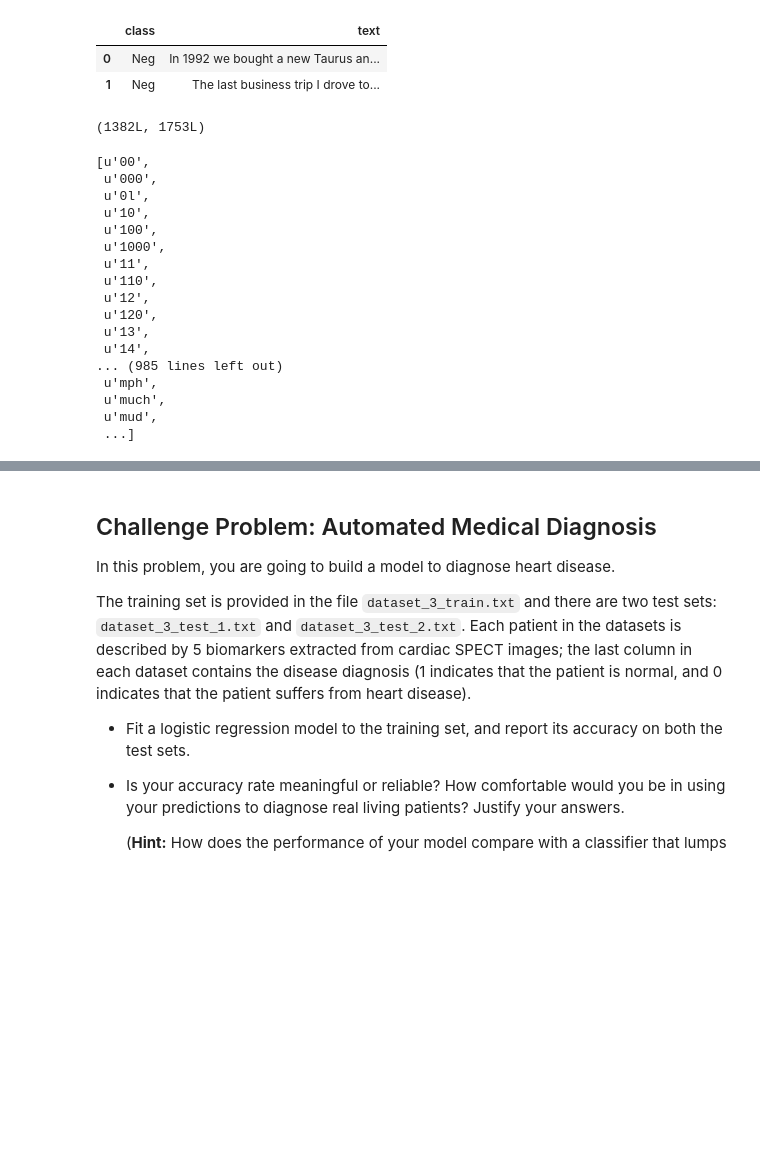
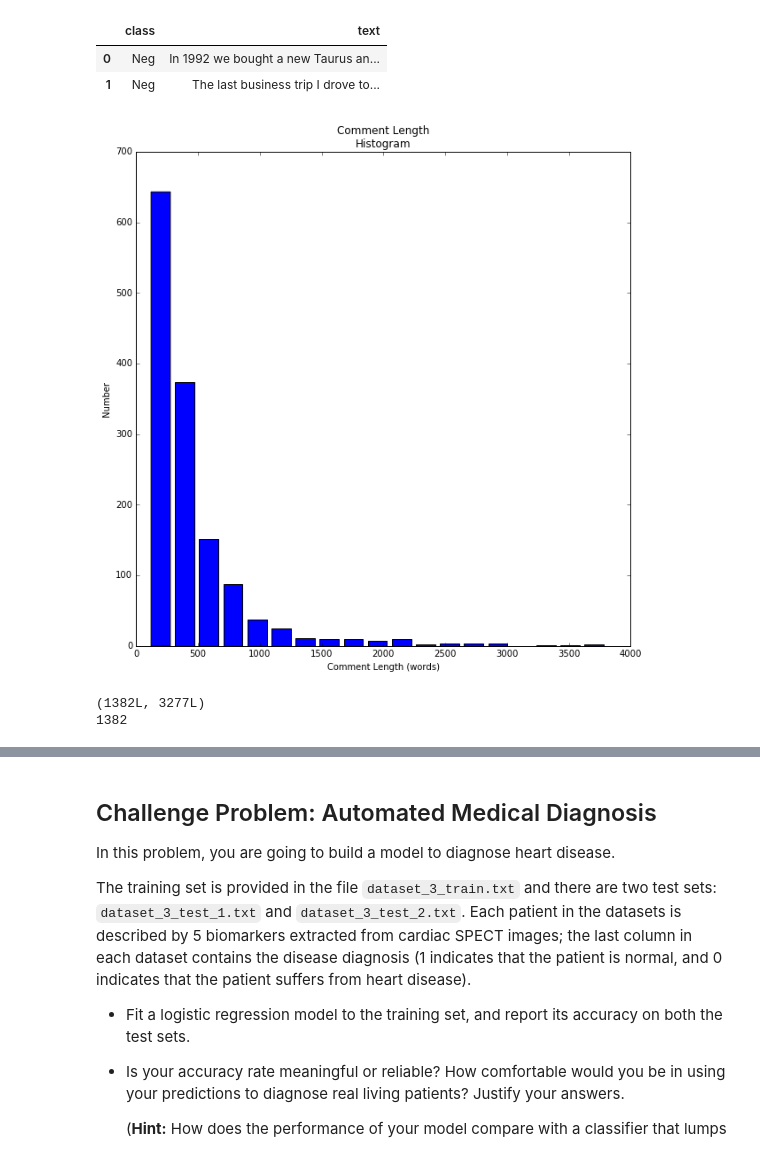
Before and after one commit to alokkshukla/cs109-2, a Jupyter notebook: HW5/Bassily_Hany_cse109a_HW5.ipynb, the cells around one changed output, grey strips where cells are left out. Cells and saved outputs as stored; diff of their text form; code cells hidden in the pictures; blank space fills up the shorter version.

```diff
--- a/HW5/Bassily_Hany_cse109a_HW5.ipynb
+++ b/HW5/Bassily_Hany_cse109a_HW5.ipynb
@@ -718,33 +718,40 @@ raw.head(2).style
 |  | class | text |
 | 0 | Neg | In 1992 we bought a new Taurus an... |
 | 1 | Neg | The last business trip I drove to... |
+# %%
+from collections import Counter
+total_words = set()
+raw['text'].str.lower().str.split().apply(total_words.update)
+
+com_len = np.zeros((raw.shape[0], 1))
+
+for i in range(comm_len.shape[0]):
+    cell_words = set()
+    count_word = 0
+    text_cell= raw.iloc[i,1]
+    cell_words = text_cell.lower().split()
+    com_len[i] = len(cell_words)
+
+
+bins = 20
+
+bin_word = np.linspace(min(com_len), max(com_len), num = bins)
+plt.figure(figsize=(10,10))
+plt.hist(com_len, bin_word , histtype = 'bar', rwidth = 0.8)
+plt.xlabel('Comment Length (words)')
+plt.ylabel('Number')
+plt.title('Comment Length\nHistogram')
+plt.show()
+# %% [output]
+[figure, added]
 # %%
 word_list = {'english'}
-vectorizer = CountVectorizer(stop_words= word_list , min_df = 25, max_df = 600)
+vectorizer = CountVectorizer(stop_words= word_list , min_df = 10, max_df = 900)
 corpus = raw['text'].values
 x = vectorizer.fit_transform(corpus)
 x = x.toarray()
 y = raw['class'].values
 print x.shape
 # %% [output]
-(1382L, 1753L)
+(1382L, 3277L)
+1382
-# %%
-vectorizer.get_feature_names()
-# %% [output]
-[u'00',
- u'000',
- u'0l',
- u'10',
- u'100',
- u'1000',
- u'11',
- u'110',
- u'12',
- u'120',
- u'13',
- u'14',
-... (985 lines left out)
- u'mph',
- u'much',
- u'mud',
- ...]
```
Also changed, not shown: parts of 13 cells of this notebook.
